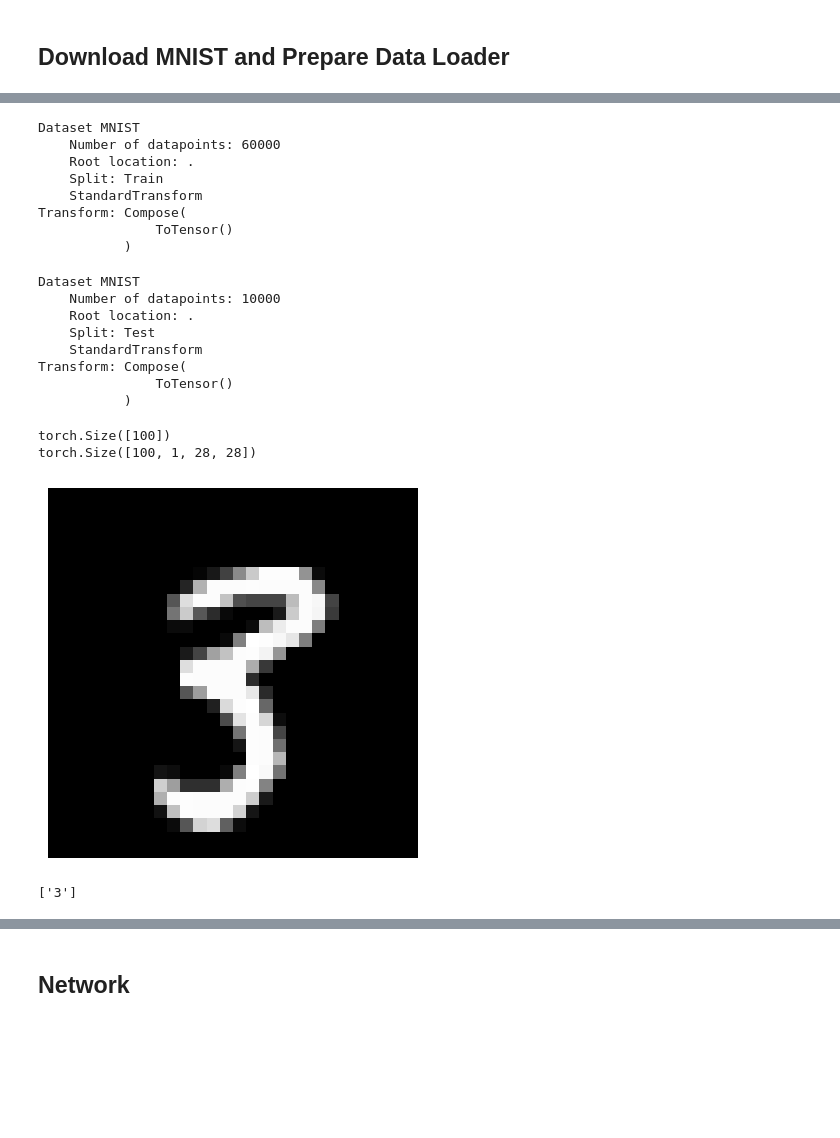
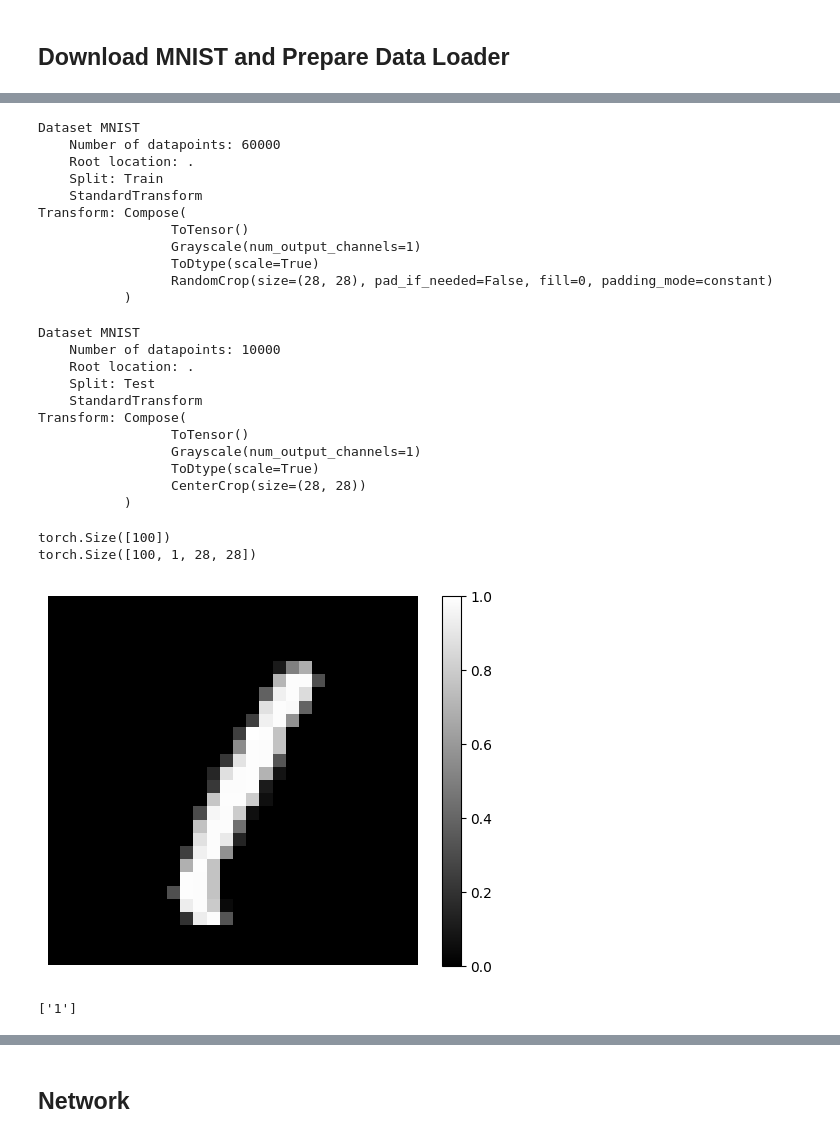
Before and after one commit to hufsaim/T10306201, a Jupyter notebook: notebook_2023/Lab09.ipynb, the cells around one changed output, grey strips where cells are left out. Saved outputs shown, nothing was run; the diff lists cells and outputs as text; code cells hidden in the pictures; blank space fills up the shorter version.

```diff
--- a/notebook_2023/Lab09.ipynb
+++ b/notebook_2023/Lab09.ipynb
@@ -26,17 +27,21 @@ cpu
 # %%
 path0 = '.'
 
-transform = transforms.Compose(
+transform = v2.Compose(
     [
-        transforms.ToTensor(),
-        #transforms.RandomAffine((-5,5), shear=1, scale=(0.9, 1.1)),
-        #transforms.CenterCrop(28),
+        v2.ToTensor(),
+        v2.Grayscale(),
+        v2.ToDtype(torch.float32, scale=True),  # Normalize expects float input
+        v2.RandomCrop(size=(28, 28)),
         ]
     )
 
-transform_val = transforms.Compose(
+transform_val = v2.Compose(
     [
-        transforms.ToTensor(),
+        v2.ToTensor(),
+        v2.Grayscale(),
+        v2.ToDtype(torch.float32, scale=True),  # Normalize expects float input
+        v2.CenterCrop(size=(28, 28)),
         ]
     )
 
@@ -77,7 +66,10 @@ Dataset MNIST
     Split: Train
     StandardTransform
 Transform: Compose(
-               ToTensor()
+                 ToTensor()
+                 Grayscale(num_output_channels=1)
+                 ToDtype(scale=True)
+                 RandomCrop(size=(28, 28), pad_if_needed=False, fill=0, padding_mode=constant)
            )
 # %%
 mnist_valid
@@ -88,21 +80,25 @@ Dataset MNIST
     Split: Test
     StandardTransform
 Transform: Compose(
-               ToTensor()
+                 ToTensor()
+                 Grayscale(num_output_channels=1)
+                 ToDtype(scale=True)
+                 CenterCrop(size=(28, 28))
            )
 # %%
 for images, labels in train_iter:
   print(labels.shape)
   print(images.shape)
   I = images[0].numpy()
   plt.figure(dpi=100)
   plt.imshow(I[0],cmap='gray')
   plt.axis('off')
+  plt.colorbar()
   plt.show()
   print(get_mnist_labels([labels[0]]))
   break
 # %% [output]
 torch.Size([100])
 torch.Size([100, 1, 28, 28])
-[figure, old version]
+[figure, new version]
-['3']
+['1']
```
Also changed, not shown: parts of 12 cells of this notebook.
